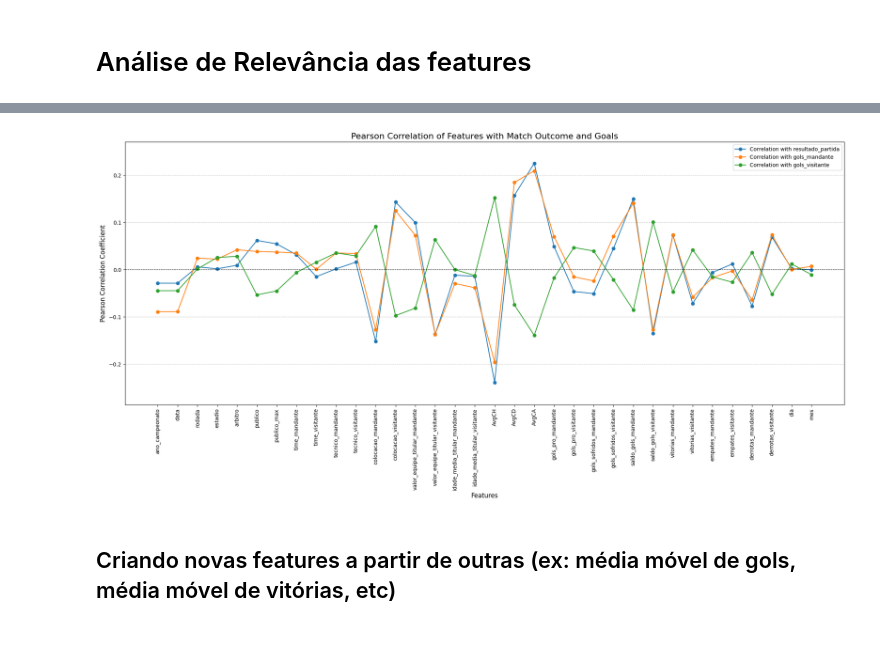
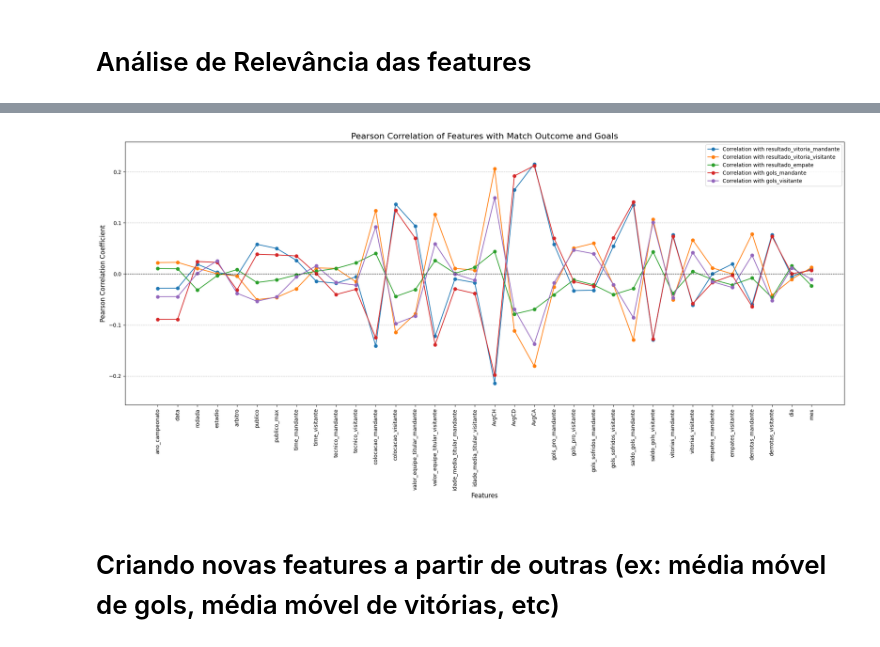
Before and after one commit to leandroassis/sportbet_model, a Jupyter notebook: data/feature_eng.ipynb, the cells around one changed output, grey strips where cells are left out. Saved outputs shown, nothing was run; the diff lists cells and outputs as text; code cells hidden in the pictures.

Commit message:
ajeitando preenchimento das colunas OK

```diff
--- a/data/feature_eng.ipynb
+++ b/data/feature_eng.ipynb
@@ -529,9 +547,8 @@ for ano in dataset['ano_campeonato'].unique():
         dataset.loc[(dataset['ano_campeonato'] == ano) & (dataset['arbitro'].isna()), 'arbitro'] = arbitro_mais_comum
 
 # Se ainda houver algum NaN (ex: uma temporada inteira sem dados de árbitro), deixa o imputer lidar
-#moda_geral_arbitro = dataset['arbitro'].mode()[0]
-#dataset['arbitro'] = dataset['arbitro'].fillna(moda_geral_arbitro)
-dataset['arbitro'] = dataset['arbitro'].fillna('Desconhecido') # preence com valor genérico que será tratado pelo imputer
+moda_geral_arbitro = dataset['arbitro'].mode()[0]
+dataset['arbitro'] = dataset['arbitro'].fillna(moda_geral_arbitro)
 
 dataset.info()
 # %% [output]
@@ -578,13 +595,11 @@ for ano in dataset['ano_campeonato'].unique():
 
 # Para casos onde um time possa não ter nenhum registro de técnico em uma temporada (improvável)
 # deixa o imputer lidar
-#moda_geral_tecnico_mandante = dataset['tecnico_mandante'].mode()[0]
-#moda_geral_tecnico_visitante = dataset['tecnico_visitante'].mode()[0]
+moda_geral_tecnico_mandante = dataset['tecnico_mandante'].mode()[0]
+moda_geral_tecnico_visitante = dataset['tecnico_visitante'].mode()[0]
 
-#dataset['tecnico_mandante'] = dataset['tecnico_mandante'].fillna(moda_geral_tecnico_mandante)
-#dataset['tecnico_visitante'] = dataset['tecnico_visitante'].fillna(moda_geral_tecnico_visitante)
-dataset['tecnico_mandante'] = dataset['tecnico_mandante'].fillna('Desconecido') # preence com valor genérico que será tratado pelo imputer
-dataset['tecnico_visitante'] = dataset['tecnico_visitante'].fillna('Desconecido') # preence com valor genérico que será tratado pelo imputer
+dataset['tecnico_mandante'] = dataset['tecnico_mandante'].fillna(moda_geral_tecnico_mandante)
+dataset['tecnico_visitante'] = dataset['tecnico_visitante'].fillna(moda_geral_tecnico_visitante)
 
 dataset.info()
 # %% [output]
@@ -694,21 +708,22 @@ from sklearn.impute import KNNImputer
 
 # Seleciona as colunas que serão usadas como features para o imputer
 # Exclui colunas categóricas já encodadas, identificadores e as próprias colunas de target (Avg*)
-feature_cols = [col for col in dataset.columns if dataset[col].dtype in ['int64', 'float64'] and col not in ['AvgCH', 'AvgCD', 'AvgCA']]
+colunas_target = ['AvgCH', 'AvgCD', 'AvgCA', 'valor_equipe_titular_mandante', 'valor_equipe_titular_visitante']
+feature_cols = [col for col in dataset.columns if dataset[col].dtype in ['int64', 'float64'] and col not in colunas_target]
 
 # Instancia o KNNImputer
 imputer = KNNImputer(n_neighbors=50, weights='distance')  # Usando pesos baseados na distância para dar mais importância aos vizinhos mais próximos
 
 # Aplica o imputer no dataset. O resultado é um array numpy.
 # Usamos apenas as colunas de features e as que queremos preencher.
-cols_to_impute = feature_cols + ['AvgCH', 'AvgCD', 'AvgCA']
+cols_to_impute = feature_cols + colunas_target
 dataset_imputed = imputer.fit_transform(dataset[cols_to_impute])
 
 # Cria um DataFrame temporário com os dados imputados
 df_imputed = pd.DataFrame(dataset_imputed, columns=cols_to_impute, index=dataset.index)
 
 # Atualiza as colunas originais com os valores preenchidos
-for col in ['AvgCH', 'AvgCD', 'AvgCA']:
+for col in colunas_target:
     dataset[col] = df_imputed[col]
 
 dataset.info()
@@ -753,14 +768,15 @@ memory usage: 2.8 MB
 # %% [markdown]
 # Resultado da partida (1 - Vitória Mandante, 0 - Empate, -1 - Vitória Visitante)
 # %%
-conditions = [
-    (dataset['gols_mandante'] > dataset['gols_visitante']),
-    (dataset['gols_mandante'] < dataset['gols_visitante'])
-]
+# Cria a coluna resultado_vitoria_mandante
+dataset['resultado_vitoria_mandante'] = (dataset['gols_mandante'] > dataset['gols_visitante']).astype(int)
 
-choices = [1, -1]
+# Cria a coluna resultado_vitoria_visitante
+dataset['resultado_vitoria_visitante'] = (dataset['gols_mandante'] < dataset['gols_visitante']).astype(int)
 
-dataset['resultado_partida'] = np.select(conditions, choices, default=0)
+# Cria a coluna resultado_empate
+dataset['resultado_empate'] = (dataset['gols_mandante'] == dataset['gols_visitante']).astype(int)
 
-dataset[['gols_mandante', 'gols_visitante', 'resultado_partida']].tail(10)
+# Exibe as últimas 10 linhas para verificação
+dataset[['gols_mandante', 'gols_visitante', 'resultado_vitoria_mandante', 'resultado_vitoria_visitante', 'resultado_empate']].tail(10)
 # %% [output]
@@ -815,7 +831,7 @@ import seaborn as sns
 import matplotlib.pyplot as plt
 
 # Define the target columns
-target_cols = ['resultado_partida', 'gols_mandante', 'gols_visitante']
+target_cols = ['resultado_vitoria_mandante', 'resultado_vitoria_visitante', 'resultado_empate', 'gols_mandante', 'gols_visitante']
 
 # Calculate the correlation matrix
 correlation_matrix = dataset.corr()
@@ -824,36 +840,36 @@ correlation_matrix = dataset.corr()
 correlations = correlation_matrix[target_cols]
 
 # Drop the target columns themselves from the list of features to plot
 features_to_plot = correlations.drop(target_cols)
 
 # Set up the matplotlib figure
 plt.figure(figsize=(20, 10))
 
 # Plot a line for each target variable
 for target in target_cols:
     plt.plot(features_to_plot.index, features_to_plot[target], marker='o', linestyle='-', label=f'Correlation with {target}')
 
 # Add titles and labels
 plt.title('Pearson Correlation of Features with Match Outcome and Goals', fontsize=16)
 plt.xlabel('Features', fontsize=12)
 plt.ylabel('Pearson Correlation Coefficient', fontsize=12)
 plt.xticks(rotation=90)
 plt.ylim(1.2*features_to_plot.min().min(), 1.2*features_to_plot.max().max()) # Correlation is always between -1 and 1
 
 # Add horizontal line at y=0 for reference
 plt.axhline(0, color='black', linewidth=0.8, linestyle='--')
 
 # Add legend and grid
 plt.legend()
 plt.grid(axis='y', linestyle='--', alpha=0.7)
 
 # Show the plot
 plt.tight_layout()
 plt.show()
 # %% [output]
-[figure, old version]
+[figure, new version]
 # %% [markdown]
-## Criando novas features a partir de outras (ex: média móvel de gols, média móvel de vitórias, etc)
+# Criando novas features a partir de outras (ex: média móvel de gols, média móvel de vitórias, etc)
 # %%
 # Inicializa as novas colunas com zero
 new_cols = [
```
Also changed, not shown: parts of 11 cells of this notebook, 9 other files.
